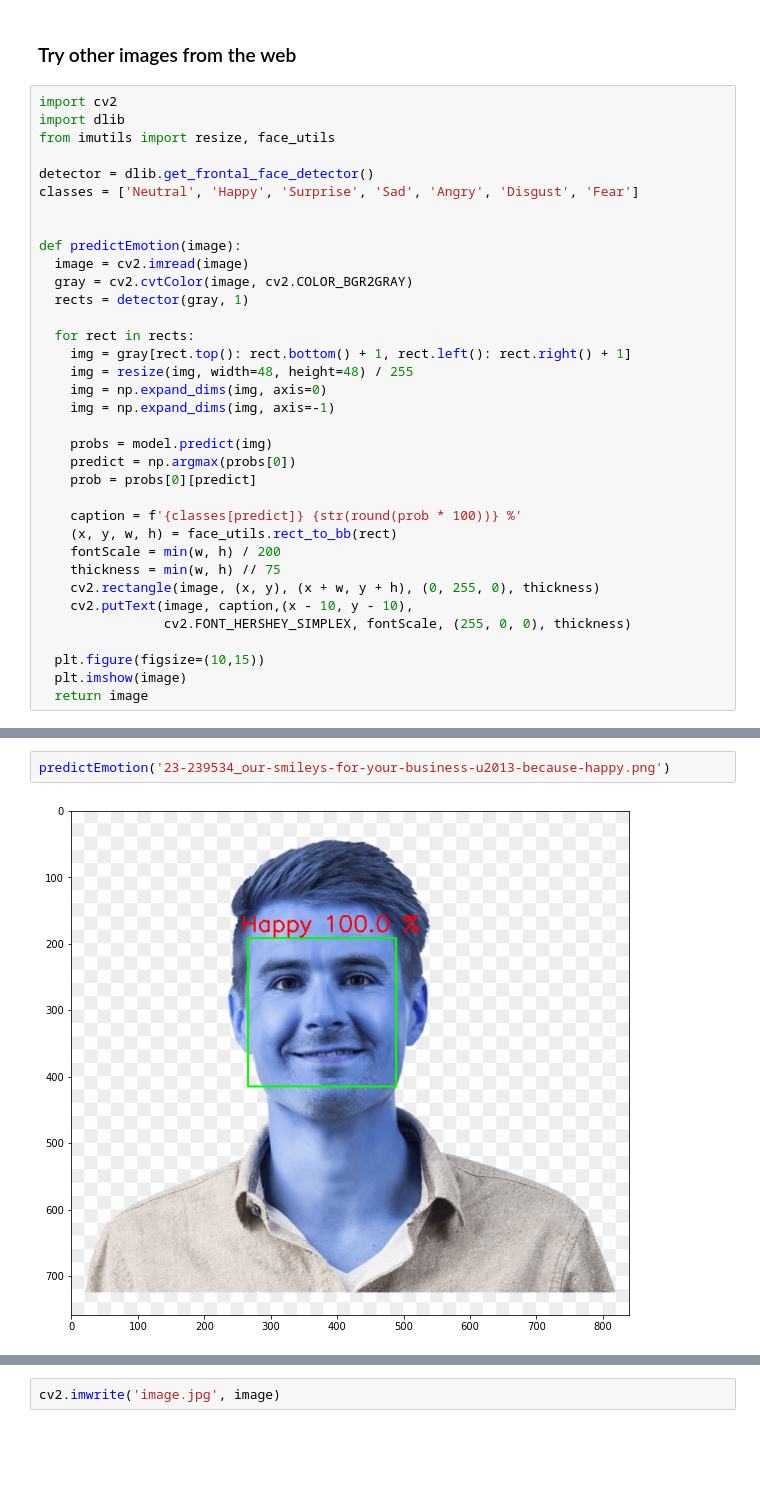
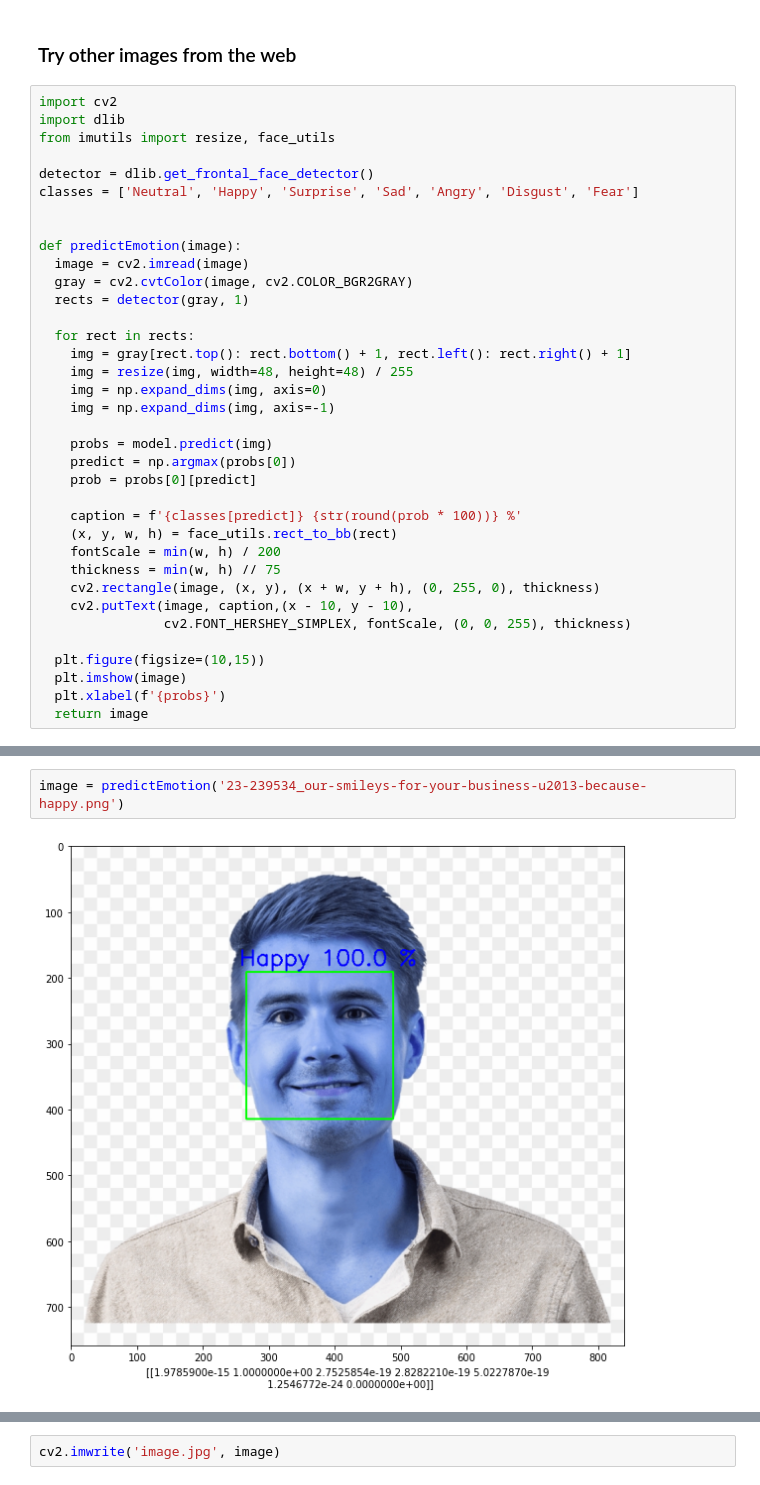
Before and after one commit to karencfisher/face_express, a Jupyter notebook: notebooks/conv_model3.ipynb, the cells around one changed output, grey strips where cells are left out. Drawn from its saved outputs; the diff is of its cells as text; blank space fills up the shorter version.

```diff
--- a/notebooks/conv_model3.ipynb
+++ b/notebooks/conv_model3.ipynb
@@ -356,10 +357,11 @@ def predictEmotion(image):
     thickness = min(w, h) // 75
     cv2.rectangle(image, (x, y), (x + w, y + h), (0, 255, 0), thickness)
     cv2.putText(image, caption,(x - 10, y - 10),
-		        cv2.FONT_HERSHEY_SIMPLEX, fontScale, (255, 0, 0), thickness)
+		        cv2.FONT_HERSHEY_SIMPLEX, fontScale, (0, 0, 255), thickness)
 
   plt.figure(figsize=(10,15))
   plt.imshow(image)
+  plt.xlabel(f'{probs}')
   return image
 # %%
 !wget https://comps.canstockphoto.com/surprise-face-of-amazed-woman-stock-photography_csp34556509.jpg
@@ -411,4 +421,4 @@ Saving to: ‘23-239534_our-smileys-for-your-business-u2013-because-happy.png’
 # %%
-predictEmotion('23-239534_our-smileys-for-your-business-u2013-because-happy.png')
+image = predictEmotion('23-239534_our-smileys-for-your-business-u2013-because-happy.png')
 # %% [output]
-[figure, old version]
+[figure, new version]
```
Also changed, not shown: parts of 15 cells of this notebook.
